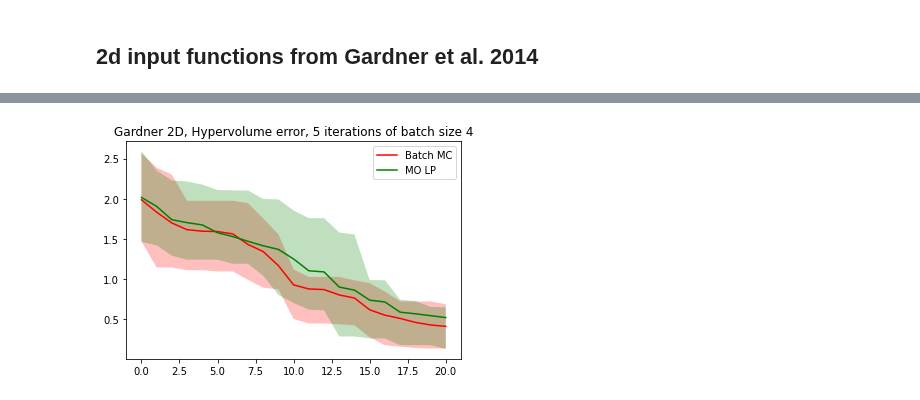
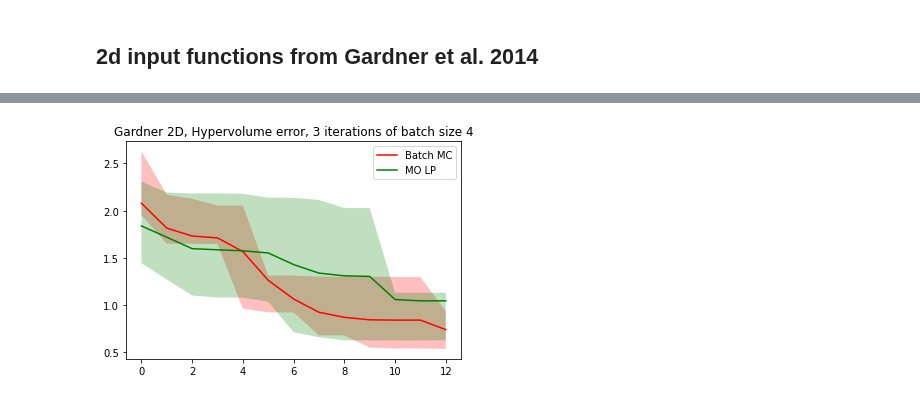
Before and after one commit to apaleyes/trieste, a Jupyter notebook: docs/notebooks/mo_lp_experiments.ipynb, the cells around one changed output, grey strips where cells are left out. Drawn from its saved outputs; the diff is of its cells as text; code cells hidden in the pictures.

```diff
--- a/docs/notebooks/mo_lp_experiments.ipynb
+++ b/docs/notebooks/mo_lp_experiments.ipynb
@@ -193,0 +88,18 @@ mo_lp_hv_regret = np.array(mo_lp_hv_regret)
+# %%
+config_dict = {
+    "test_function_name": test_functions.Gardner2D.name,
+    "n_initial_points": 3,
+    "n_query_points": 4,
+    "n_optimization_steps": 3,
+    "n_repeats": 5
+}
+
+
+config_dict["acquisition_method_name"] = "BatchMC"
+config = Config.from_dict(config_dict)
+batch_mc_hv_regret = single_run(config)
+
+
+config_dict["acquisition_method_name"] = "DistanceBased"
+config = Config.from_dict(config_dict)
+mo_lp_hv_regret = single_run(config)
@@ -194,12 +124,15 @@ mo_lp_hv_regret = np.array(mo_lp_hv_regret)
 # %%
-x = range(num_steps * num_query_points + 1)
+batch_mc_hv_regret = np.array(batch_mc_hv_regret)
+mo_lp_hv_regret = np.array(mo_lp_hv_regret)
+
+x = range(config.n_optimization_steps * config.n_query_points + 1)
 
 plt.fill_between(x, np.quantile(batch_mc_hv_regret, q=0.25, axis=0), np.quantile(batch_mc_hv_regret, q=0.75, axis=0), facecolor='r', alpha=0.25)
 plt.fill_between(x, np.quantile(mo_lp_hv_regret, q=0.25, axis=0), np.quantile(mo_lp_hv_regret, q=0.75, axis=0), facecolor='g', alpha=0.25)
 plt.plot(x, np.mean(batch_mc_hv_regret, axis=0), c='r', label='Batch MC')
 plt.plot(x, np.mean(mo_lp_hv_regret, axis=0), c='g', label='MO LP')
-plt.title(f"Gardner 2D, Hypervolume error, {num_steps} iterations of batch size {num_query_points}")
+plt.title(f"{config.test_function_name}, Hypervolume error, {config.n_optimization_steps} iterations of batch size {config.n_query_points}")
 plt.legend()
 plt.show()
 # %% [output]
-[figure, old version]
+[figure, new version]
```
Also changed, not shown: parts of 9 cells of this notebook, 1 other file.
